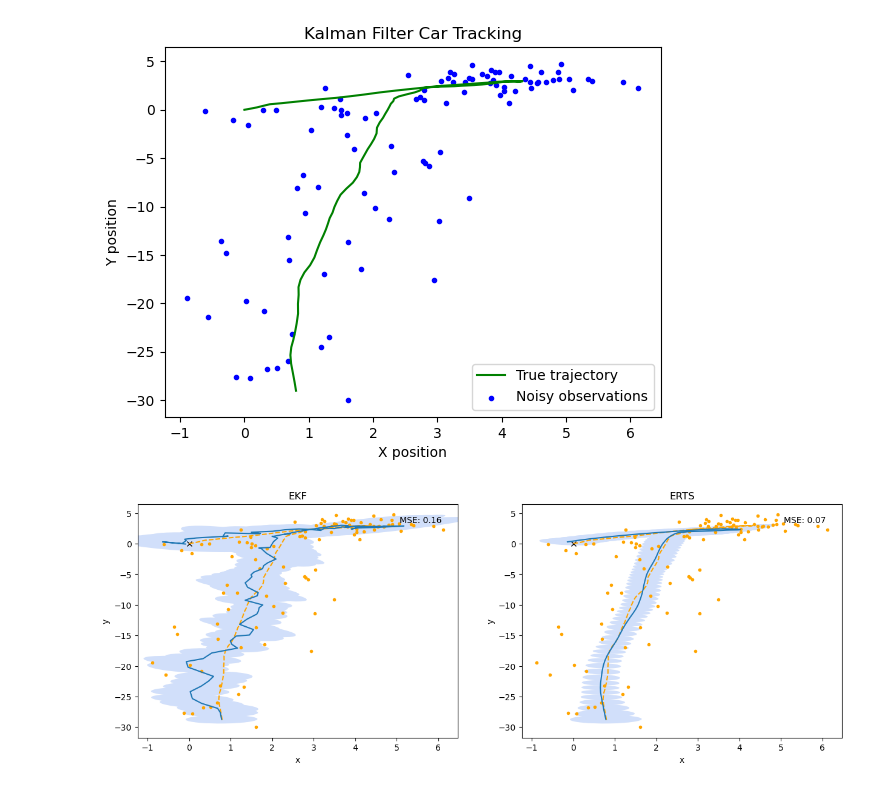
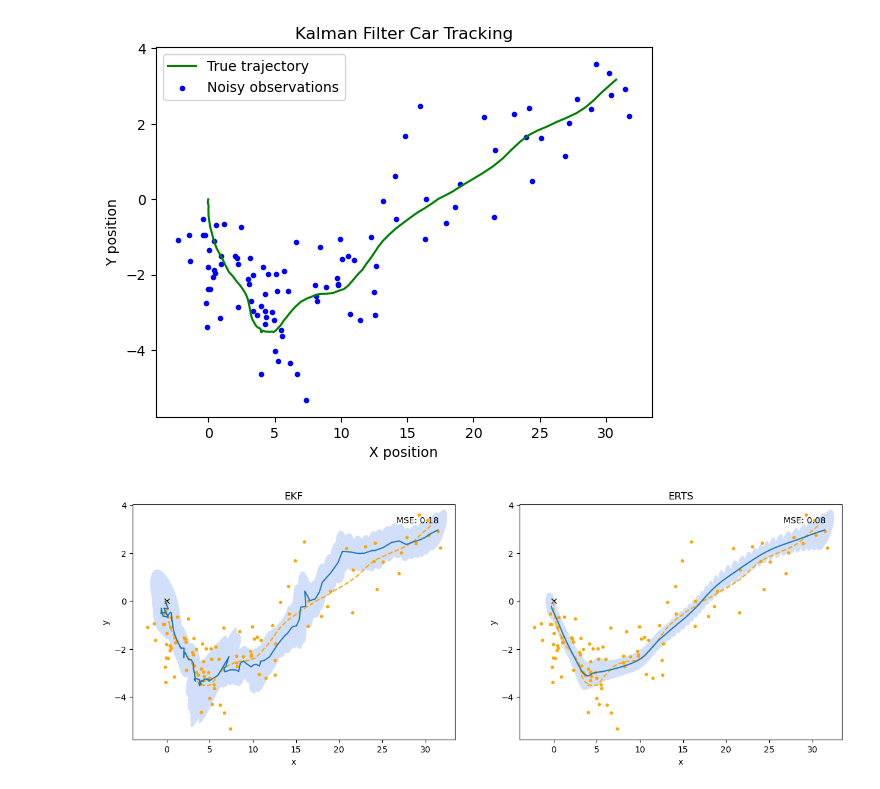
Before and after one commit to AndersGMadsen/bayesian-state-space-models, a Jupyter notebook: extended.ipynb, the cells around one changed output. Saved outputs shown, nothing was run; the diff lists cells and outputs as text; code cells hidden in the pictures.

Commit message:
Refactor systems

```diff
--- a/extended.ipynb
+++ b/extended.ipynb
@@ -7,16 +5,26 @@ true_trajectory, noisy_observations = generate_trajectory_nonlinear()
+# %%
+system = CarTrajectoryNonLinear()
+states, measurements = system.get_data()
+
+f = system.f
+F_jacobian = system.F_jacobian
+h = system.h
+H_jacobian = system.H_jacobian
+Q = system.Q
+R = system.R
 # %%
-plt.plot(true_trajectory[:, 0], true_trajectory[:, 1], 'g-', label='True trajectory')
-plt.scatter(noisy_observations[:, 0], noisy_observations[:, 1], c='b', marker='.', label='Noisy observations')
+plt.plot(states[:, 0], states[:, 1], 'g-', label='True trajectory')
+plt.scatter(measurements[:, 0], measurements[:, 1], c='b', marker='.', label='Noisy observations')
 plt.xlabel('X position')
 plt.ylabel('Y position')
 plt.legend()
 plt.title('Kalman Filter Car Tracking')
 plt.show()
 # %% [output]
-[figure, old version]
+[figure, new version]
 # %%
 extended_kalman_filter = EKF(f, F_jacobian, h, H_jacobian, Q, R, dim_m = 4, dim_y = 2)
-state_estimates, cov_estimates = extended_kalman_filter.filter(noisy_observations)
+state_estimates, cov_estimates = extended_kalman_filter.filter(measurements)
 state_estimates_smoothed, cov_estimates_smoothed = extended_kalman_filter.smoother(state_estimates, cov_estimates)
 # %%
 from matplotlib.patches import Ellipse
@@ -48,35 +56,35 @@ def conf_ellipse(ax, center, covariance, alpha=0.95):
 # %%
 #Compare methods
 fig, ax = plt.subplots(1, 2, figsize=(15, 5))
 for k in range(2):
-    ax[k].plot(true_trajectory[0, 0], true_trajectory[0, 1], 'x', color='k', label="Start")
-    ax[k].plot(true_trajectory[:, 0], true_trajectory[:, 1], '--', color='orange', label="True trajectory")
-    ax[k].plot(noisy_observations[:, 0], noisy_observations[:, 1], '.', color='orange', label="Noisy observations")
+    ax[k].plot(states[0, 0], states[0, 1], 'x', color='k', label="Start")
+    ax[k].plot(states[:, 0], states[:, 1], '--', color='orange', label="True trajectory")
+    ax[k].plot(measurements[:, 0], measurements[:, 1], '.', color='orange', label="Noisy observations")
     ax[k].set_xlabel("x")
     ax[k].set_ylabel("y")
 
 ax[0].plot(state_estimates[:, 0], state_estimates[:, 1], label="EKF")
 ax[0].set_title("EKF")
 
 ax[1].plot(state_estimates_smoothed[:, 0], state_estimates_smoothed[:, 1], label="ERTS")
 ax[1].set_title("ERTS")
 
 # Compute MSE
-EKF_MSE = np.mean((true_trajectory[:, :2] - state_estimates[:, :2])**2)
-ERTS_MSE = np.mean((true_trajectory[:, :2] - state_estimates_smoothed[:, :2])**2)
+EKF_MSE = np.mean((states[:, :2] - state_estimates[:, :2])**2)
+ERTS_MSE = np.mean((states[:, :2] - state_estimates_smoothed[:, :2])**2)
 
 # Show the MSE on the plot in upper right corner
 ax[0].text(0.95, 0.95, "MSE: {:.2f}".format(EKF_MSE), horizontalalignment='right', verticalalignment='top', transform=ax[0].transAxes)
 ax[1].text(0.95, 0.95, "MSE: {:.2f}".format(ERTS_MSE), horizontalalignment='right', verticalalignment='top', transform=ax[1].transAxes)
 
 # # 95% confidence ellipses for the KF
 for i in range(0, len(state_estimates)):
     conf_ellipse(ax[0], state_estimates[i, :2], cov_estimates[i, :2, :2])
 
 # # 95% confidence ellipses for the EKF
 for i in range(0, len(state_estimates_smoothed)):
     conf_ellipse(ax[1], state_estimates_smoothed[i, :2], cov_estimates_smoothed[i, :2, :2])
 
 plt.show()
 # %% [output]
-[figure, old version]
+[figure, new version]
```
Also changed, not shown: parts of 2 cells of this notebook, 2 other files.
